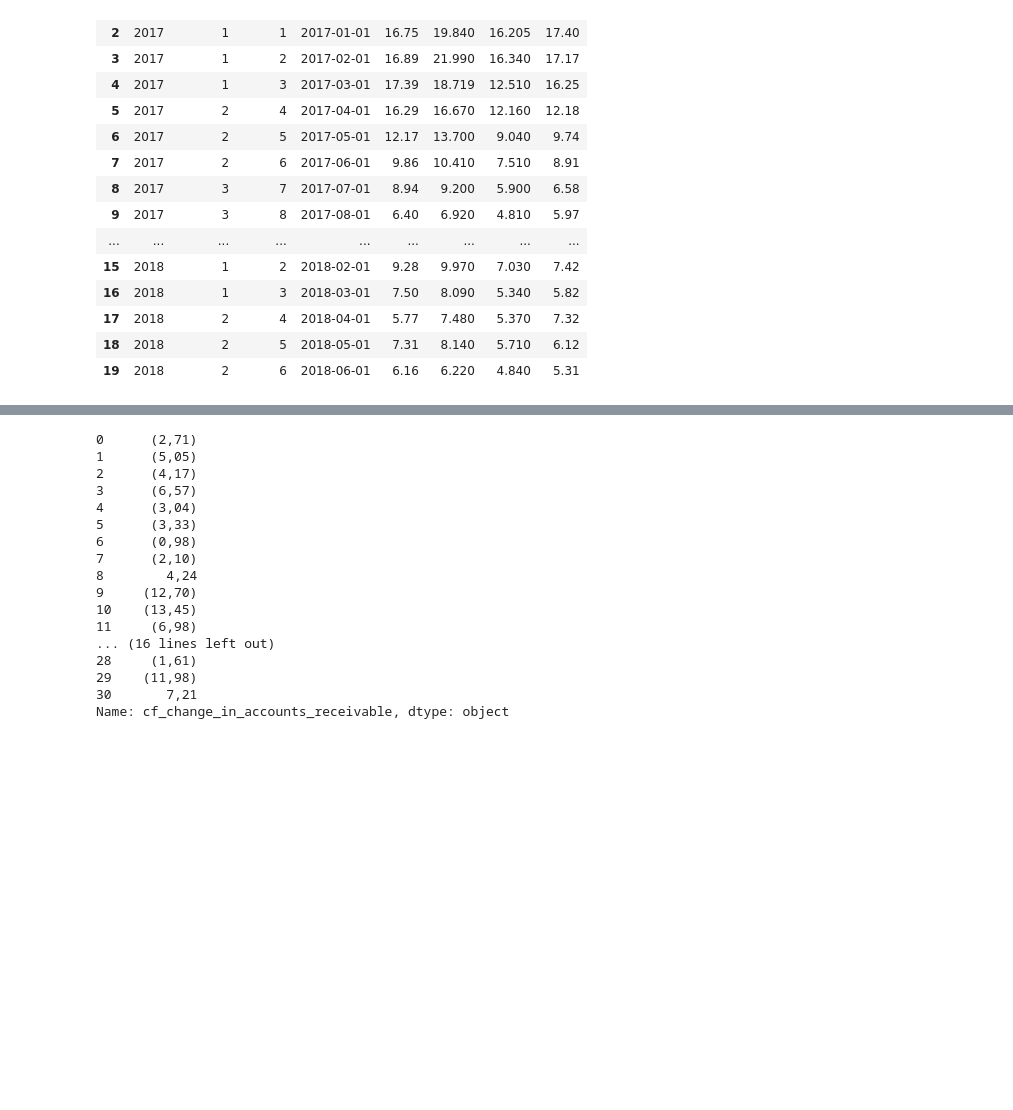
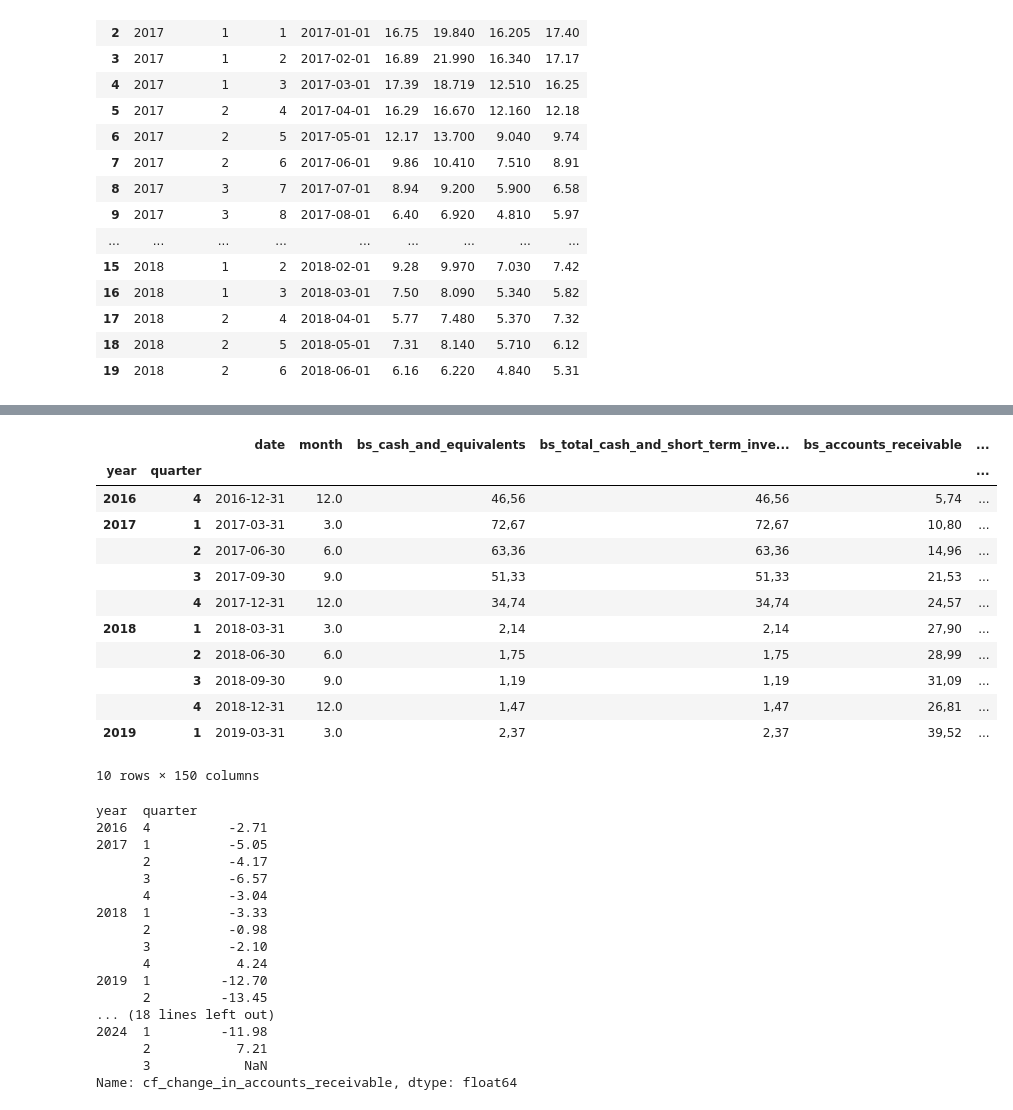
Before and after one commit to weignerp/python, a Jupyter notebook: scikit/company.ipynb, the cells around one changed output, grey strips where cells are left out. Saved outputs shown, nothing was run; the diff lists cells and outputs as text; code cells hidden in the pictures; blank space fills up the shorter version.

```diff
--- a/scikit/company.ipynb
+++ b/scikit/company.ipynb
@@ -235,6 +263,22 @@ def normalize_number(val:str):
   if val =='':
     return np.nan
   return val
+# %%
+ndf[:10]
+# %% [output]
+|  |  | date | month | bs_cash_and_equivalents | bs_total_cash_and_short_term_inve... | bs_accounts_receivable | ... |
+| year | quarter |  |  |  |  |  | ... |
+| 2016 | 4 | 2016-12-31 | 12.0 | 46,56 | 46,56 | 5,74 | ... |
+| 2017 | 1 | 2017-03-31 | 3.0 | 72,67 | 72,67 | 10,80 | ... |
+|  | 2 | 2017-06-30 | 6.0 | 63,36 | 63,36 | 14,96 | ... |
+|  | 3 | 2017-09-30 | 9.0 | 51,33 | 51,33 | 21,53 | ... |
+|  | 4 | 2017-12-31 | 12.0 | 34,74 | 34,74 | 24,57 | ... |
+| 2018 | 1 | 2018-03-31 | 3.0 | 2,14 | 2,14 | 27,90 | ... |
+|  | 2 | 2018-06-30 | 6.0 | 1,75 | 1,75 | 28,99 | ... |
+|  | 3 | 2018-09-30 | 9.0 | 1,19 | 1,19 | 31,09 | ... |
+|  | 4 | 2018-12-31 | 12.0 | 1,47 | 1,47 | 26,81 | ... |
+| 2019 | 1 | 2019-03-31 | 3.0 | 2,37 | 2,37 | 39,52 | ... |
+10 rows × 150 columns
 # %%
 # Change all columns to the appropriate types
 # merged = pd.to_numeric(merged, errors='coerce')
@@ -250,40 +294,29 @@ qndf = ndf.loc[:, ~ndf.columns.duplicated(keep='first')]
 # nndf = qndf['bs_comprehensive_income_and_other'].map(normalize_number)
 nndf = qndf.map(normalize_number)
 
-# ctdf = convert_to_types(ndf)
-""" for idx, col in enumerate(ndf.columns):
-    print(f"Column {idx}: {col}")
-    print("_"*60, "\n", ndf.iloc[:, idx])  """
-# ctdf = ndf.str.replace(',', '.').astype(float)
-# ctdf = convert_to_types(ndf) # .convert_dtypes()
-# res = ndf.columns[qndf.columns.str.contains("net_income")]
-# res_df = ctdf[res]
 
-# qndf[:10]
-# print ('_'*100)
-# nndf[['date', 'net_income'], :10]
 # for idx, col in enumerate(nndf.columns):
     # if 'is_' in col:
         # print(f"Column {idx}: {col}")
         # print("_"*60, "\n", nndf.iloc[:, idx])
 # res_df = ctdf[res]
 # nndf['bs_comprehensive_income_and_other'][20]
-qndf['cf_change_in_accounts_receivable']
+nndf['cf_change_in_accounts_receivable']
 # %% [output]
-0      (2,71)
-1      (5,05)
-2      (4,17)
-3      (6,57)
-4      (3,04)
-5      (3,33)
-6      (0,98)
-7      (2,10)
-8        4,24
-9     (12,70)
-10    (13,45)
-11     (6,98)
-... (16 lines left out)
-28     (1,61)
-29    (11,98)
-30       7,21
-Name: cf_change_in_accounts_receivable, dtype: object
+year  quarter
+2016  4          -2.71
+2017  1          -5.05
+      2          -4.17
+      3          -6.57
+      4          -3.04
+2018  1          -3.33
+      2          -0.98
+      3          -2.10
+      4           4.24
+2019  1         -12.70
+      2         -13.45
+... (18 lines left out)
+2024  1         -11.98
+      2           7.21
+      3            NaN
+Name: cf_change_in_accounts_receivable, dtype: float64
```
Also changed, not shown: parts of 11 cells of this notebook, 1 other file.
